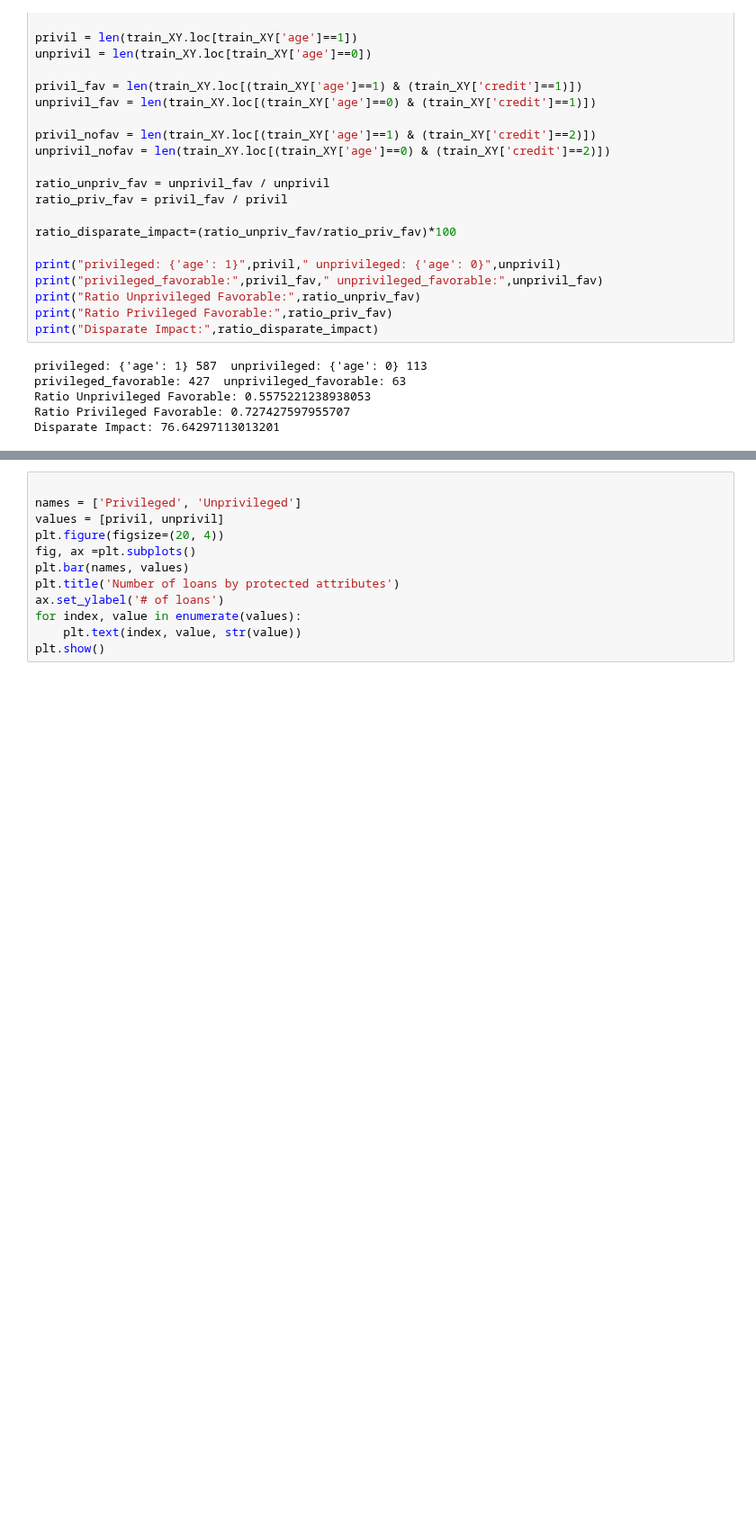
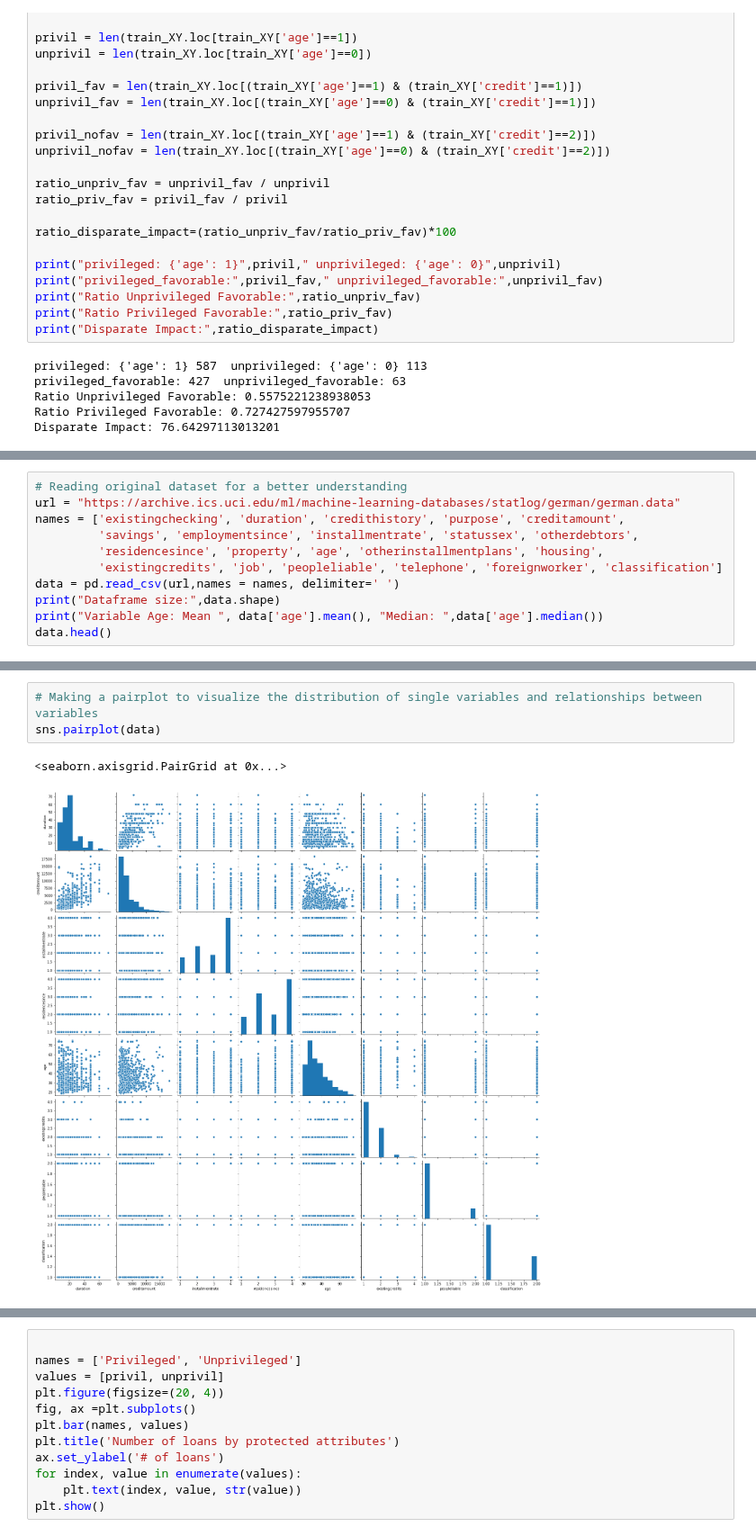
Before and after one commit to frios2020/Financial-Credit, a Jupyter notebook: Project_1_Data_Mining_Summer_2020.ipynb, the cells around one changed output, grey strips where cells are left out. Shown at 90% size. Cells and saved outputs as stored; diff of their text form; blank space fills up the shorter version.

```diff
--- a/Project_1_Data_Mining_Summer_2020.ipynb
+++ b/Project_1_Data_Mining_Summer_2020.ipynb
@@ -288,0 +310,11 @@ Disparate Impact: 76.64297113013201
+# %%
+# Reading original dataset for a better understanding
+url = "https://archive.ics.uci.edu/ml/machine-learning-databases/statlog/german/german.data"
+names = ['existingchecking', 'duration', 'credithistory', 'purpose', 'creditamount',
+         'savings', 'employmentsince', 'installmentrate', 'statussex', 'otherdebtors',
+         'residencesince', 'property', 'age', 'otherinstallmentplans', 'housing',
+         'existingcredits', 'job', 'peopleliable', 'telephone', 'foreignworker', 'classification']
+data = pd.read_csv(url,names = names, delimiter=' ')
+print("Dataframe size:",data.shape)
+print("Variable Age: Mean ", data['age'].mean(), "Median: ",data['age'].median())
+data.head()
@@ -288,0 +330,6 @@ Disparate Impact: 76.64297113013201
+# %%
+# Making a pairplot to visualize the distribution of single variables and relationships between variables
+sns.pairplot(data)
+# %% [output]
+<seaborn.axisgrid.PairGrid at 0x...>
+[figure, added]
```
Also changed, not shown: parts of 17 cells of this notebook.
